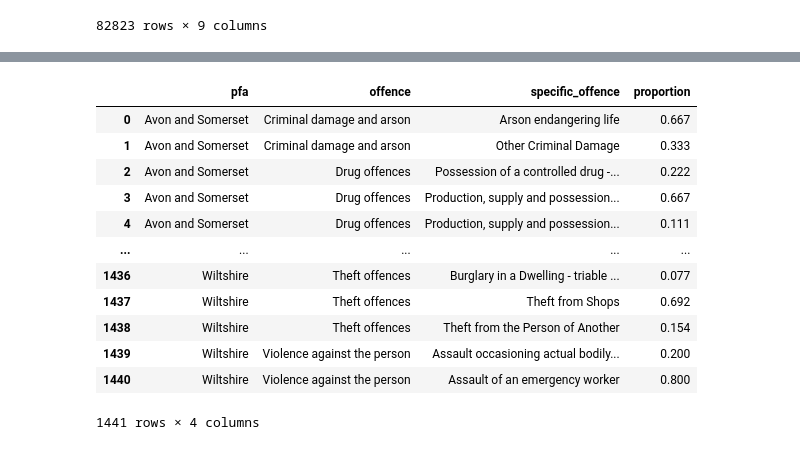
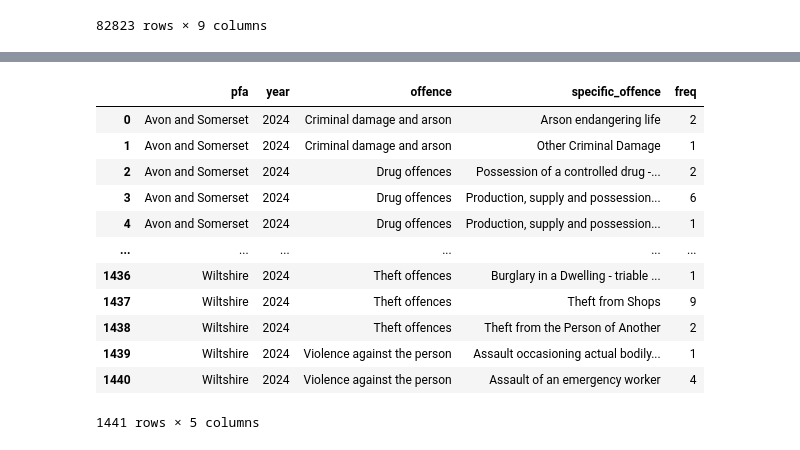
Before and after one commit to Prison-Reform-Trust/womens-imprisonment-PFA, a Jupyter notebook: notebooks/processing_data/1.3-ah-filter_custody_offences.ipynb, the cells around one changed output, grey strips where cells are left out. Saved outputs shown, nothing was run; the diff lists cells and outputs as text; code cells hidden in the pictures.

Commit message:
development and testing of changes to filter_custody_offences.py and custody_offences.py

```diff
--- a/notebooks/processing_data/1.3-ah-filter_custody_offences.ipynb
+++ b/notebooks/processing_data/1.3-ah-filter_custody_offences.ipynb
@@ -33,11 +36,9 @@ df
 # %%
 max_year = df["year"].max()
 
-specific_offence_proportions = (
+df_processed = (
     df
     .pipe(filter_years.get_year, year_from=max_year)
     .pipe(filter_custody_offences.group_by_pfa_and_offence)
-    .pipe(filter_custody_offences.calculate_offence_proportions)
-    .pipe(filter_custody_offences.melt_dataframe)
 )
 # %% [output]
@@ -48,16 +47,16 @@ specific_offence_proportions = (
 # %%
-specific_offence_proportions
+df_processed
 # %% [output]
-|  | pfa | offence | specific_offence | proportion |
-| 0 | Avon and Somerset | Criminal damage and arson | Arson endangering life | 0.667 |
-| 1 | Avon and Somerset | Criminal damage and arson | Other Criminal Damage | 0.333 |
-| 2 | Avon and Somerset | Drug offences | Possession of a controlled drug -... | 0.222 |
-| 3 | Avon and Somerset | Drug offences | Production, supply and possession... | 0.667 |
-| 4 | Avon and Somerset | Drug offences | Production, supply and possession... | 0.111 |
-| ... | ... | ... | ... | ... |
-| 1436 | Wiltshire | Theft offences | Burglary in a Dwelling - triable ... | 0.077 |
-| 1437 | Wiltshire | Theft offences | Theft from Shops | 0.692 |
-| 1438 | Wiltshire | Theft offences | Theft from the Person of Another | 0.154 |
-| 1439 | Wiltshire | Violence against the person | Assault occasioning actual bodily... | 0.200 |
-| 1440 | Wiltshire | Violence against the person | Assault of an emergency worker | 0.800 |
+|  | pfa | year | offence | specific_offence | freq |
+| 0 | Avon and Somerset | 2024 | Criminal damage and arson | Arson endangering life | 2 |
+| 1 | Avon and Somerset | 2024 | Criminal damage and arson | Other Criminal Damage | 1 |
+| 2 | Avon and Somerset | 2024 | Drug offences | Possession of a controlled drug -... | 2 |
+| 3 | Avon and Somerset | 2024 | Drug offences | Production, supply and possession... | 6 |
+| 4 | Avon and Somerset | 2024 | Drug offences | Production, supply and possession... | 1 |
+| ... | ... | ... | ... | ... | ... |
+| 1436 | Wiltshire | 2024 | Theft offences | Burglary in a Dwelling - triable ... | 1 |
+| 1437 | Wiltshire | 2024 | Theft offences | Theft from Shops | 9 |
+| 1438 | Wiltshire | 2024 | Theft offences | Theft from the Person of Another | 2 |
+| 1439 | Wiltshire | 2024 | Violence against the person | Assault occasioning actual bodily... | 1 |
+| 1440 | Wiltshire | 2024 | Violence against the person | Assault of an emergency worker | 4 |
-1441 rows × 4 columns
+1441 rows × 5 columns
```
Also changed, not shown: parts of 32 cells of this notebook.
